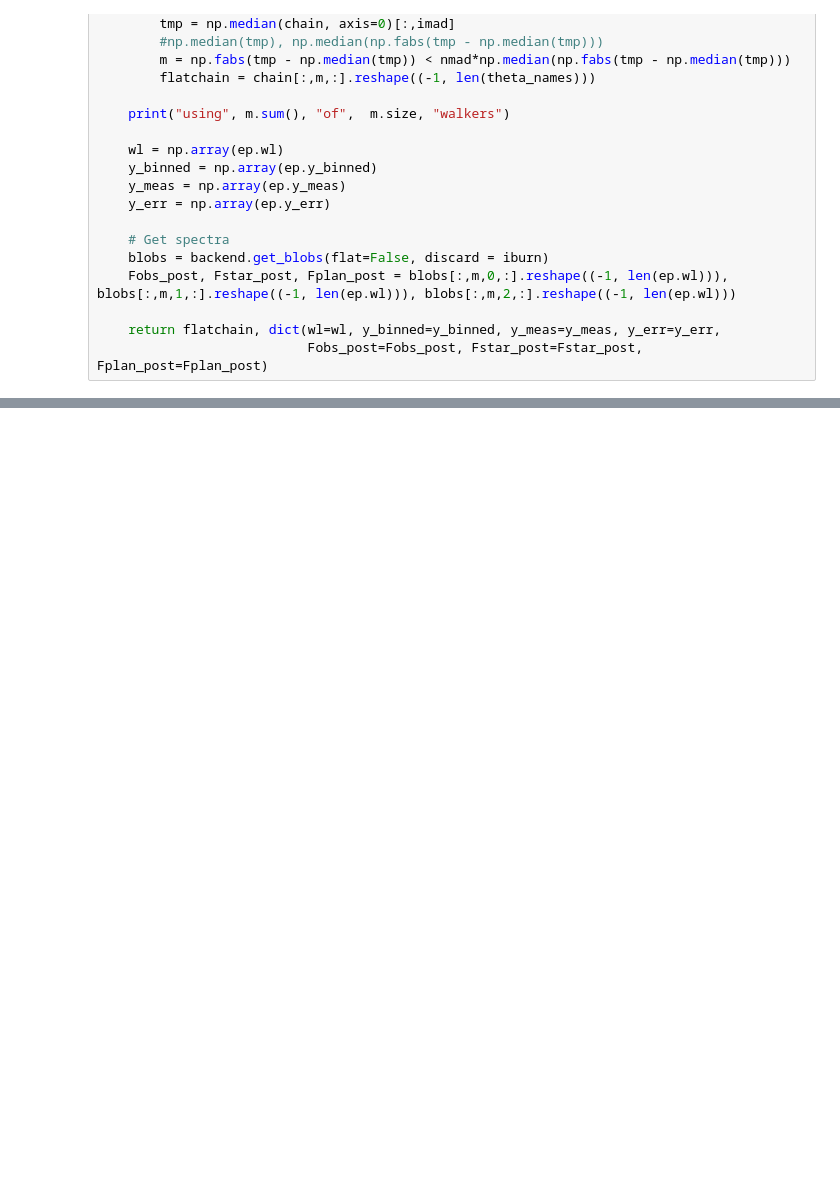
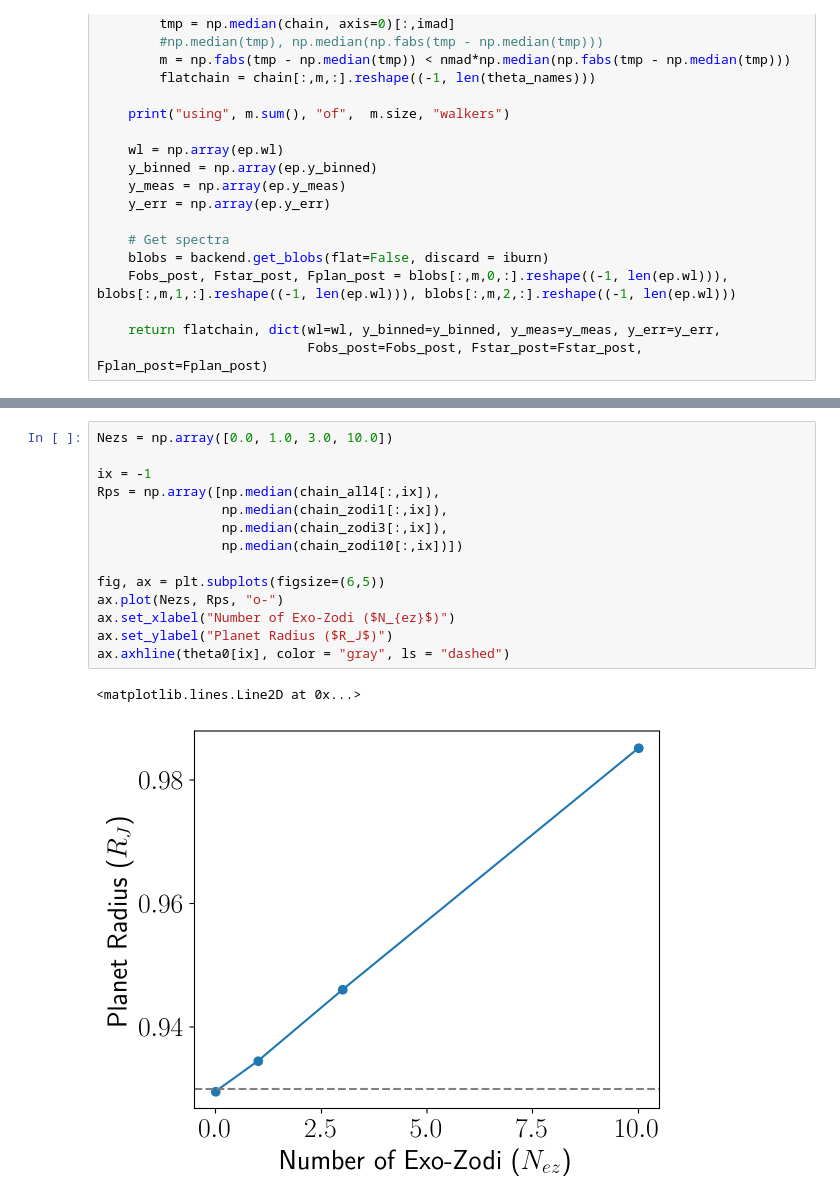
Before and after one commit to jlustigy/CHIMERA, a Jupyter notebook: exoPIE/compare_results_zodi.ipynb, the cells around one changed output, grey strips where cells are left out. Saved outputs shown, nothing was run; the diff lists cells and outputs as text; blank space fills up the shorter version.

```diff
--- a/exoPIE/compare_results_zodi.ipynb
+++ b/exoPIE/compare_results_zodi.ipynb
@@ -206,0 +294,17 @@ fig.savefig("/Users/lustija1/Documents/exoPIE_IRAD/W43b_PIE_retrieval_corner_%s_
+# %%
+Nezs = np.array([0.0, 1.0, 3.0, 10.0])
+
+ix = -1
+Rps = np.array([np.median(chain_all4[:,ix]),
+                np.median(chain_zodi1[:,ix]),
+                np.median(chain_zodi3[:,ix]),
+                np.median(chain_zodi10[:,ix])])
+
+fig, ax = plt.subplots(figsize=(6,5))
+ax.plot(Nezs, Rps, "o-")
+ax.set_xlabel("Number of Exo-Zodi ($N_{ez}$)")
+ax.set_ylabel("Planet Radius ($R_J$)")
+ax.axhline(theta0[ix], color = "gray", ls = "dashed")
+# %% [output]
+<matplotlib.lines.Line2D at 0x...>
+[figure, added]
```
Also changed, not shown: parts of 19 cells of this notebook, 1 other file.
